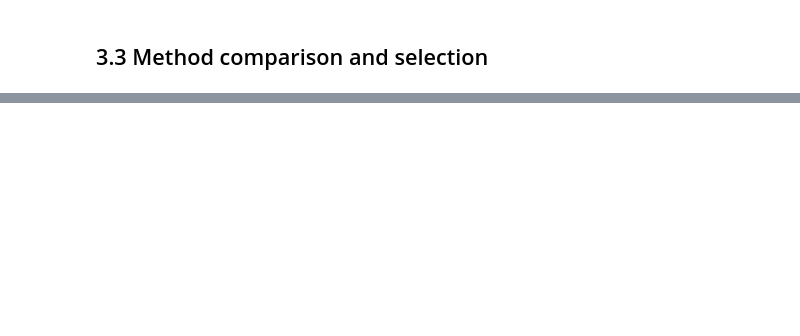
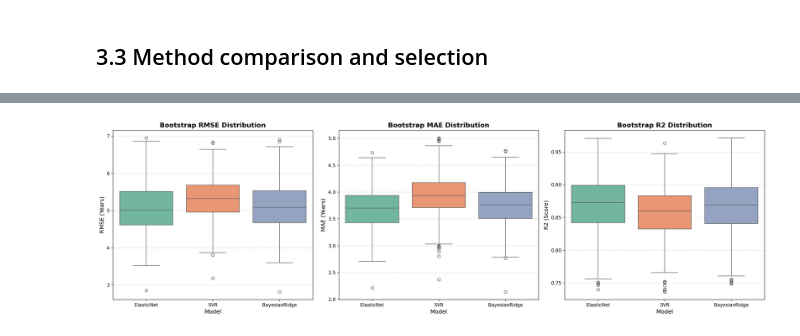
Before and after one commit to despoinaliassa-web/assignment_project, a Jupyter notebook: notebooks/model_analysis.ipynb, the cells around one changed output, grey strips where cells are left out. Drawn from its saved outputs; the diff is of its cells as text; code cells hidden in the pictures; blank space fills up the shorter version.

Commit message:
Task 4

```diff
--- a/notebooks/model_analysis.ipynb
+++ b/notebooks/model_analysis.ipynb
@@ -576,0 +636,10 @@ Results saved
+# %%
+# Load data
+file_path = '../data/evaluation_data.csv'
+eval_df = pd.read_csv(file_path)
+
+print("Total number of samples:")
+print(len(eval_df))
+
+# View the dataframe
+eval_df.head()
@@ -576,0 +656,4 @@ Results saved
+# %%
+# Delete column sample_id as it is not useful for the model (as we did in development dataset)
+eval_df.drop(columns=['sample_id'], inplace=True)
+print("\nColumn 'sample_id' has been dropped")
@@ -576,0 +877,78 @@ Results saved
+# %%
+
+
+RMSE_all_bootstrap_results = []
+RMSE_final_table_rows = []
+
+print("Running synchronized Bootstrap (1000 iterations)...")
+
+for name, model in tuned_models.items():
+    y_pred = model.predict(X_eval_final)
+
+    model_metrics = {'rmse': [], 'mae': [], 'r2': []}
+
+    for i in range(1000):
+        # seed=42+i to ensure the same resamples across models for each iteration
+        y_t_boot, y_p_boot = resample(y_eval, y_pred, replace=True, random_state=42+i)
+
+        # Metrics calculation for this bootstrap sample
+        r = np.sqrt(mean_squared_error(y_t_boot, y_p_boot))
+        m = mean_absolute_error(y_t_boot, y_p_boot)
+        score = r2_score(y_t_boot, y_p_boot)
+
+        # Save for boxplot
+        RMSE_all_bootstrap_results.append({'Model': name, 'RMSE': r, 'MAE': m, 'R2': score})
+
+        # Save for mean/CI calculation
+        model_metrics['rmse'].append(r)
+        model_metrics['mae'].append(m)
+        model_metrics['r2'].append(score)
+
+    # Calculate statistics for the table from the 1000 individual values
+    RMSE_final_table_rows.append({
+        'Model': name,
+        'Stage': 'FS+Tuned',
+        'RMSE_mean': np.mean(model_metrics['rmse']),
+        'RMSE_lo': np.percentile(model_metrics['rmse'], 2.5),
+        'RMSE_hi': np.percentile(model_metrics['rmse'], 97.5),
+        'MAE_mean': np.mean(model_metrics['mae']),
+        'R2_mean': np.mean(model_metrics['r2'])
+    })
+
+# 1. DataFrames for the Boxplots and the Table (Task 4 Deliverables)
+df_bootstrap_all = pd.DataFrame(RMSE_all_bootstrap_results)
+df_task4_final = pd.DataFrame(RMSE_final_table_rows)
+
+# 2. Show table
+df_task4_final['95% CI'] = df_task4_final.apply(lambda x: f"[{x['RMSE_lo']:.3f}, {x['RMSE_hi']:.3f}]", axis=1)
+display(df_task4_final[['Model', 'Stage', 'RMSE_mean', '95% CI', 'MAE_mean', 'R2_mean']].round(3))
+
+# 3. Plot Boxplot
+
+# 3.1
+metrics_to_plot = ['RMSE', 'MAE', 'R2']
+fig, axes = plt.subplots(1, 3, figsize=(20, 6), dpi=150)
+
+# 3.2 Loop for each subplot
+for i, metric in enumerate(metrics_to_plot):
+    sns.boxplot(x='Model', y=metric, data=df_bootstrap_all, ax=axes[i], palette='Set2')
+
+    # Titles & Labels
+    axes[i].set_title(f'Bootstrap {metric} Distribution', fontsize=14, fontweight='bold')
+    axes[i].set_xlabel('Model', fontsize=12)
+
+    # Add units where necessary
+    if metric in ['RMSE', 'MAE']:
+        axes[i].set_ylabel(f'{metric} (Years)', fontsize=12)
+    else:
+        axes[i].set_ylabel(f'{metric} (Score)', fontsize=12)
+
+    axes[i].grid(axis='y', linestyle='--', alpha=0.5)
+
+# Optimization of the space between the plots
+plt.tight_layout()
+
+# Save the figure in the results directory
+plt.savefig('../results/all_metrics_boxplots.png', dpi=150, bbox_inches='tight')
+plt.show()
+# %% [output]
@@ -576,0 +960 @@ Results saved
+[figure, added]
```
Also changed, not shown: parts of 30 cells of this notebook, 10 other files.
